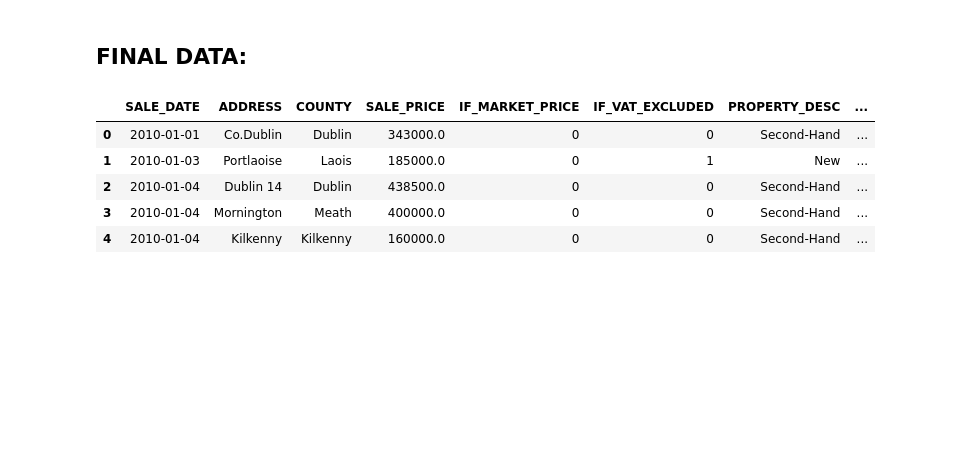
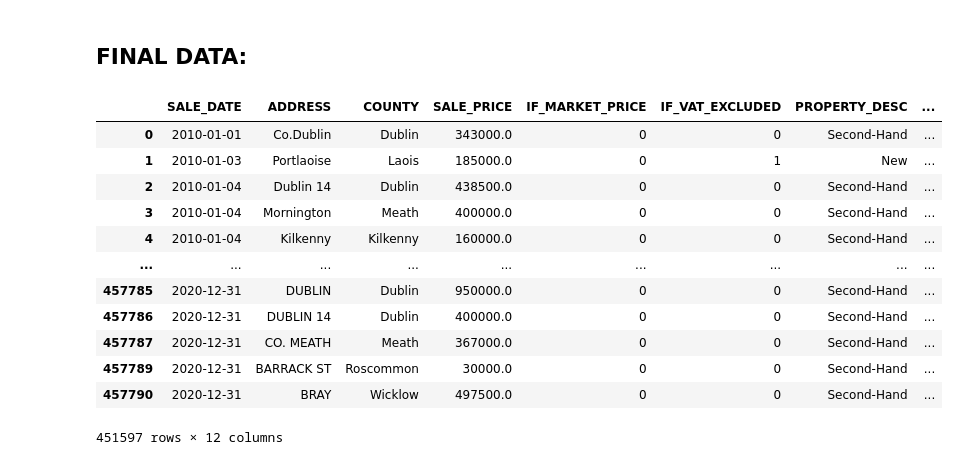
Before and after one commit to savio0694/IRELAND_HOUSING, a Jupyter notebook: IRELAND HOUSING - Copy.ipynb, the cells around one changed output. Drawn from its saved outputs; the diff is of its cells as text; code cells hidden in the pictures; blank space fills up the shorter version.

```diff
--- a/IRELAND HOUSING - Copy.ipynb
+++ b/IRELAND HOUSING - Copy.ipynb
@@ -178,12 +180,21 @@ final_data=pd.merge(data,
  on='Year')
 # %% [markdown]
 ## FINAL DATA:
+# %%
+final_data=final_data[final_data['SALE_PRICE']<1000000]
 # %%
-final_data.head()
+final_data
 # %% [output]
 |  | SALE_DATE | ADDRESS | COUNTY | SALE_PRICE | IF_MARKET_PRICE | IF_VAT_EXCLUDED | PROPERTY_DESC | ... |
 | 0 | 2010-01-01 | Co.Dublin | Dublin | 343000.0 | 0 | 0 | Second-Hand | ... |
 | 1 | 2010-01-03 | Portlaoise | Laois | 185000.0 | 0 | 1 | New | ... |
 | 2 | 2010-01-04 | Dublin 14 | Dublin | 438500.0 | 0 | 0 | Second-Hand | ... |
 | 3 | 2010-01-04 | Mornington | Meath | 400000.0 | 0 | 0 | Second-Hand | ... |
 | 4 | 2010-01-04 | Kilkenny | Kilkenny | 160000.0 | 0 | 0 | Second-Hand | ... |
+| ... | ... | ... | ... | ... | ... | ... | ... | ... |
+| 457785 | 2020-12-31 | DUBLIN | Dublin | 950000.0 | 0 | 0 | Second-Hand | ... |
+| 457786 | 2020-12-31 | DUBLIN 14 | Dublin | 400000.0 | 0 | 0 | Second-Hand | ... |
+| 457787 | 2020-12-31 | CO. MEATH | Meath | 367000.0 | 0 | 0 | Second-Hand | ... |
+| 457789 | 2020-12-31 | BARRACK ST | Roscommon | 30000.0 | 0 | 0 | Second-Hand | ... |
+| 457790 | 2020-12-31 | BRAY | Wicklow | 497500.0 | 0 | 0 | Second-Hand | ... |
+451597 rows × 12 columns
```
Also changed, not shown: parts of 13 cells of this notebook, 1 other file.
